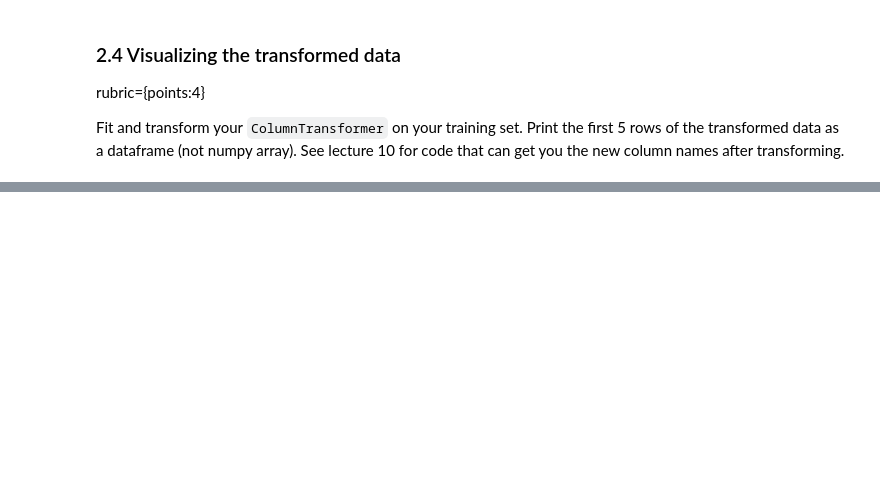
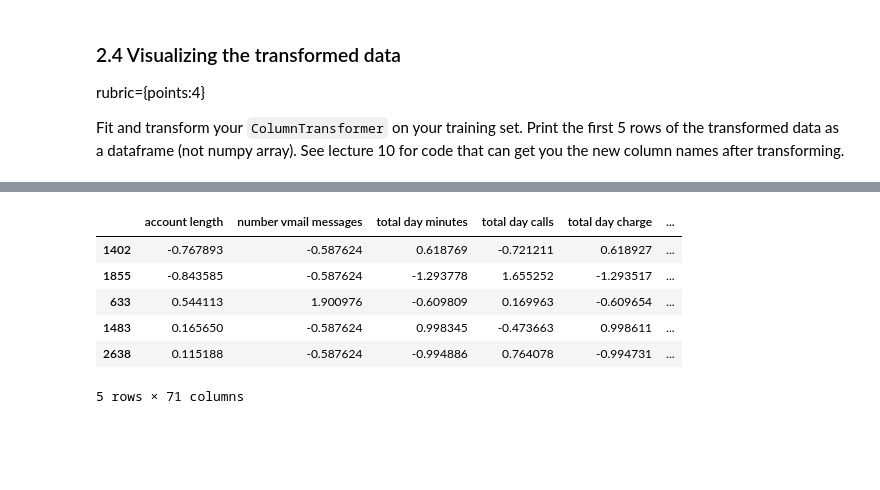
Before and after one commit to johnphan96/cpsc330-2021W2, a Jupyter notebook: hw/hw5/hw5.ipynb, the cells around one changed output, grey strips where cells are left out. Drawn from its saved outputs; the diff is of its cells as text; code cells hidden in the pictures; blank space fills up the shorter version.

```diff
--- a/hw/hw5/hw5.ipynb
+++ b/hw/hw5/hw5.ipynb
@@ -281,3 +438,7 @@ y_test = test_df["churn"]
 rubric={points:4}
 
 Fit and transform your `ColumnTransformer` on your training set. Print the first 5 rows of the transformed data as a dataframe (not numpy array). See lecture 10 for code that can get you the new column names after transforming.
+# %%
+# Adapted from lecture 10
+preprocessor.fit(X_train)
+preprocessor.named_transformers_
@@ -284,3 +454,23 @@ Fit and transform your `ColumnTransformer` on your training set. Print the first
+# %%
+ohe_columns = list(
+    preprocessor.named_transformers_["pipeline-2"]
+    .named_steps["onehotencoder"]
+    .get_feature_names_out(categorical_features)
+)
+new_columns = numeric_features + binary_features + ohe_columns
+# %%
+X_train_enc = pd.DataFrame(
+    preprocessor.transform(X_train), index=X_train.index, columns=new_columns
+)
+X_train_enc.head()
+# %% [output]
+|  | account length | number vmail messages | total day minutes | total day calls | total day charge | ... |
+| 1402 | -0.767893 | -0.587624 | 0.618769 | -0.721211 | 0.618927 | ... |
+| 1855 | -0.843585 | -0.587624 | -1.293778 | 1.655252 | -1.293517 | ... |
+| 633 | 0.544113 | 1.900976 | -0.609809 | 0.169963 | -0.609654 | ... |
+| 1483 | 0.165650 | -0.587624 | 0.998345 | -0.473663 | 0.998611 | ... |
+| 2638 | 0.115188 | -0.587624 | -0.994886 | 0.764078 | -0.994731 | ... |
+5 rows × 71 columns
 # %% [markdown]
 <br><br>
 # %% [markdown]
```
Also changed, not shown: parts of 26 cells of this notebook, 2 other files.
